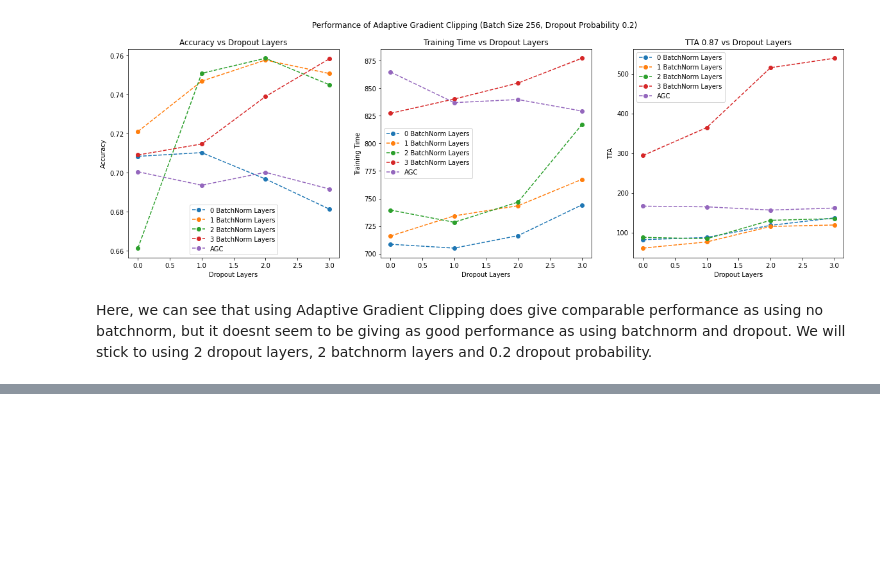
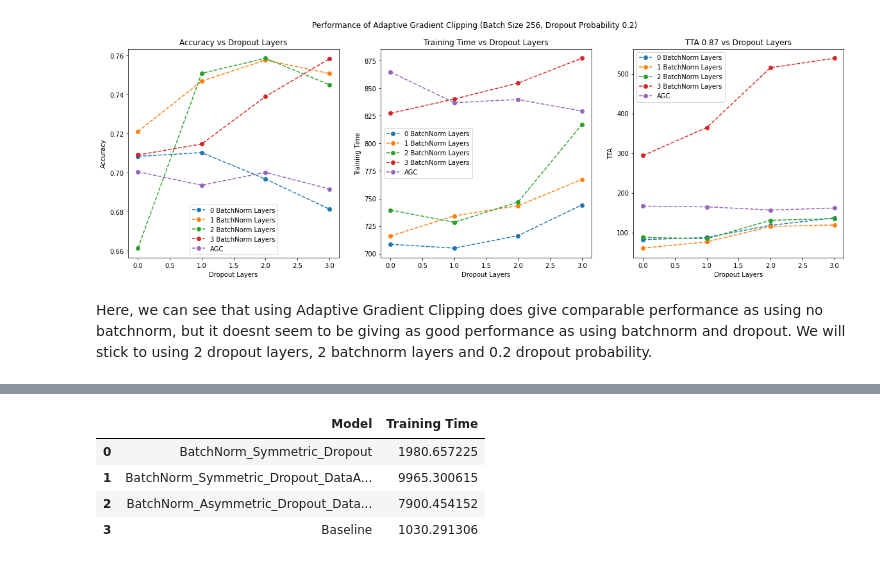
Before and after one commit to aashka-trivedi/regularization-for-image-classification, a Jupyter notebook: code/Analysis.ipynb, the cells around one changed output, grey strips where cells are left out. Saved outputs shown, nothing was run; the diff lists cells and outputs as text; code cells hidden in the pictures; blank space fills up the shorter version.

```diff
--- a/code/Batchnorm_dropout_analysis.ipynb
+++ b/code/Analysis.ipynb
@@ -393,0 +447,13 @@ Here, we can see that using Adaptive Gradient Clipping does give comparable perf
+# %%
+tt = []
+for i in range(4):
+    tt.append([models[i], data.iloc[i]['Time to Train']])
+
+tt_data = pd.DataFrame(tt, columns = ['Model', 'Training Time'])
+tt_data
+# %% [output]
+|  | Model | Training Time |
+| 0 | BatchNorm_Symmetric_Dropout | 1980.657225 |
+| 1 | BatchNorm_Symmetric_Dropout_DataA... | 9965.300615 |
+| 2 | BatchNorm_Asymmetric_Dropout_Data... | 7900.454152 |
+| 3 | Baseline | 1030.291306 |
```
Also changed, not shown: parts of 7 cells of this notebook, 3 other files.
